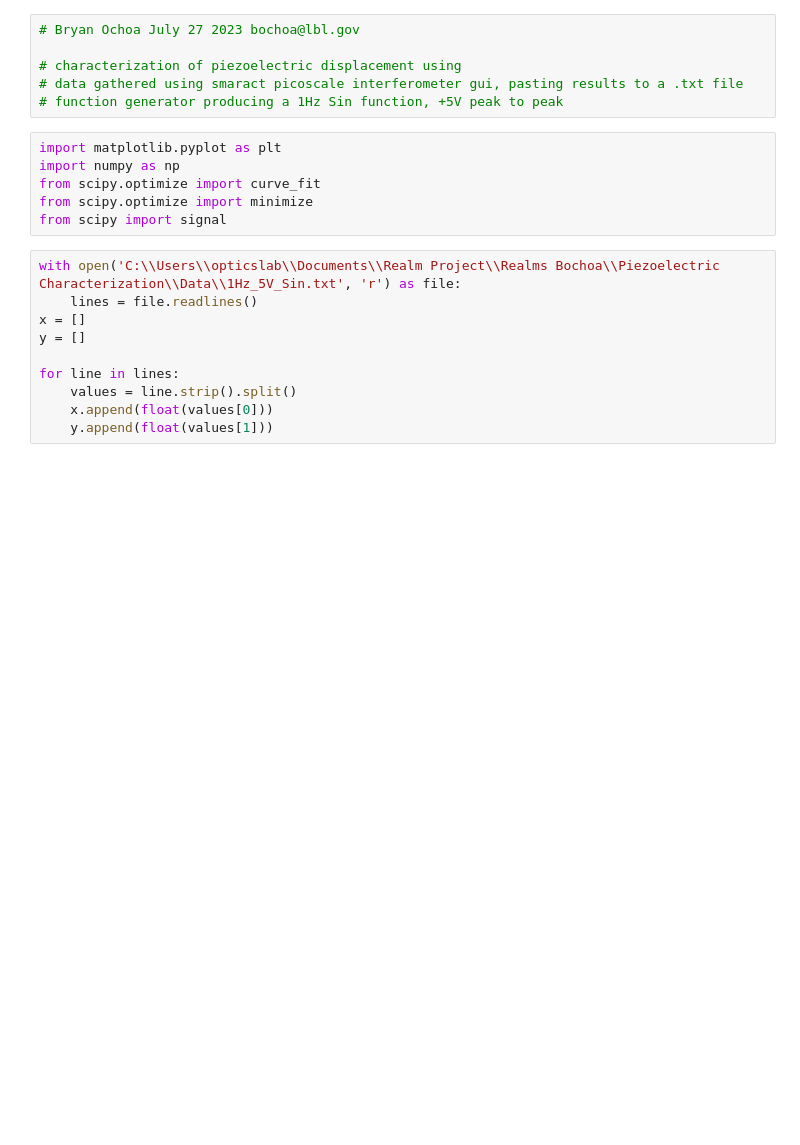
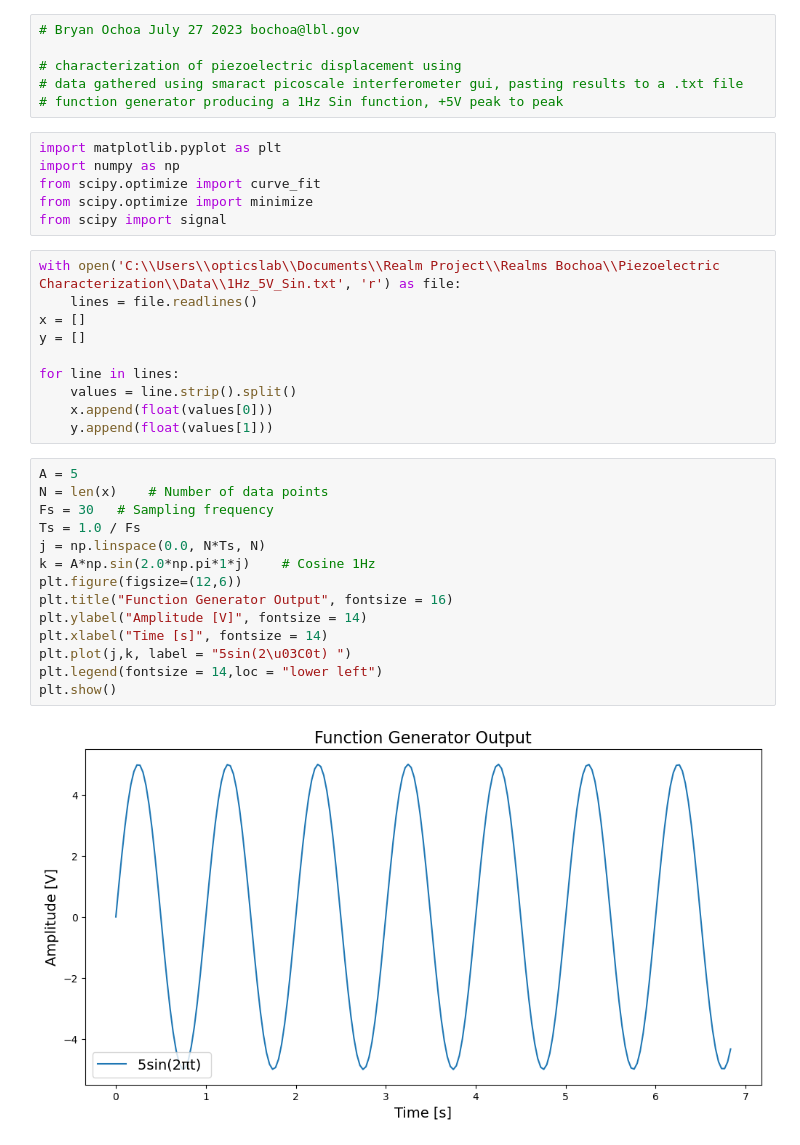
Before and after one commit to bochoa510/Realm-Project, a Jupyter notebook: Piezoelectric Characterization /piezo_displacement_1Hz_5V_Sin.ipynb, the cells around one changed output. Drawn from its saved outputs; the diff is of its cells as text; blank space fills up the shorter version.

```diff
--- a/Piezoelectric Characterization /piezo_displacement_1Hz_5V_Sin.ipynb
+++ b/Piezoelectric Characterization /piezo_displacement_1Hz_5V_Sin.ipynb
@@ -20,5 +20,21 @@ for line in lines:
     values = line.strip().split()
     x.append(float(values[0]))
     y.append(float(values[1]))
+# %%
+A = 5
+N = len(x)    # Number of data points
+Fs = 30   # Sampling frequency
+Ts = 1.0 / Fs
+j = np.linspace(0.0, N*Ts, N)
+k = A*np.sin(2.0*np.pi*1*j)    # Cosine 1Hz
+plt.figure(figsize=(12,6))
+plt.title("Function Generator Output", fontsize = 16)
+plt.ylabel("Amplitude [V]", fontsize = 14)
+plt.xlabel("Time [s]", fontsize = 14)
+plt.plot(j,k, label = "5sin(2\u03C0t) ")
+plt.legend(fontsize = 14,loc = "lower left")
+plt.show()
+# %% [output]
+[figure, added]
 # %%
 
```
Also changed, not shown: parts of 8 cells of this notebook.
